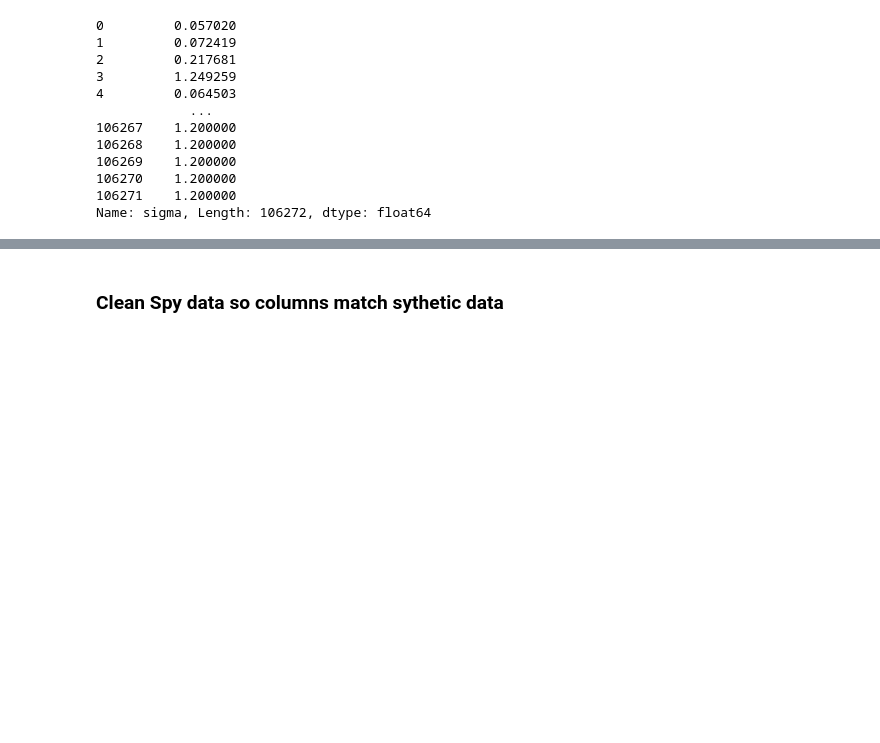
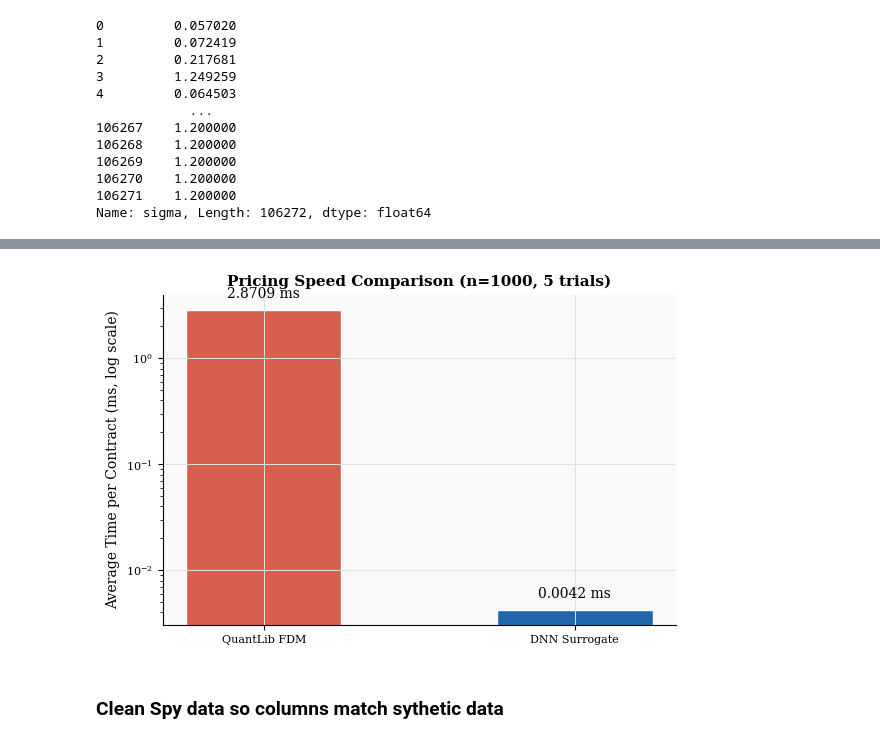
Before and after one commit to samuelescarfone/Capstone_Realtime_Option_Pricing, a Jupyter notebook: main.ipynb, the cells around one changed output, grey strips where cells are left out. Saved outputs shown, nothing was run; the diff lists cells and outputs as text; code cells hidden in the pictures; blank space fills up the shorter version.

```diff
--- a/main.ipynb
+++ b/main.ipynb
@@ -1230,3 +1213,17 @@ MAE vs QL : $0.0085
+# %%
+fig, ax = plt.subplots(figsize=(6, 4))
+ax.bar(["QuantLib FDM", "DNN Surrogate"],
+       [ql_avg/len(sample)*1000, dnn_avg/len(sample)*1000],
+       color=[red, blue], edgecolor="white", width=0.5)
+ax.set_yscale("log")
+ax.set_ylabel("Average Time per Contract (ms, log scale)")
+ax.set_title(f"Pricing Speed Comparison (n={len(sample)}, {N_TRIALS} trials)")
+for i, val in enumerate([ql_avg/len(sample)*1000, dnn_avg/len(sample)*1000]):
+    ax.text(i, val * 1.3, f"{val:.4f} ms", ha="center", fontsize=10)
+plt.tight_layout()
+plt.show()
+# %% [output]
+[figure, added]
 # %% [markdown]
 ### Clean Spy data so columns match sythetic data
 # %%
```
Also changed, not shown: parts of 7 cells of this notebook.
